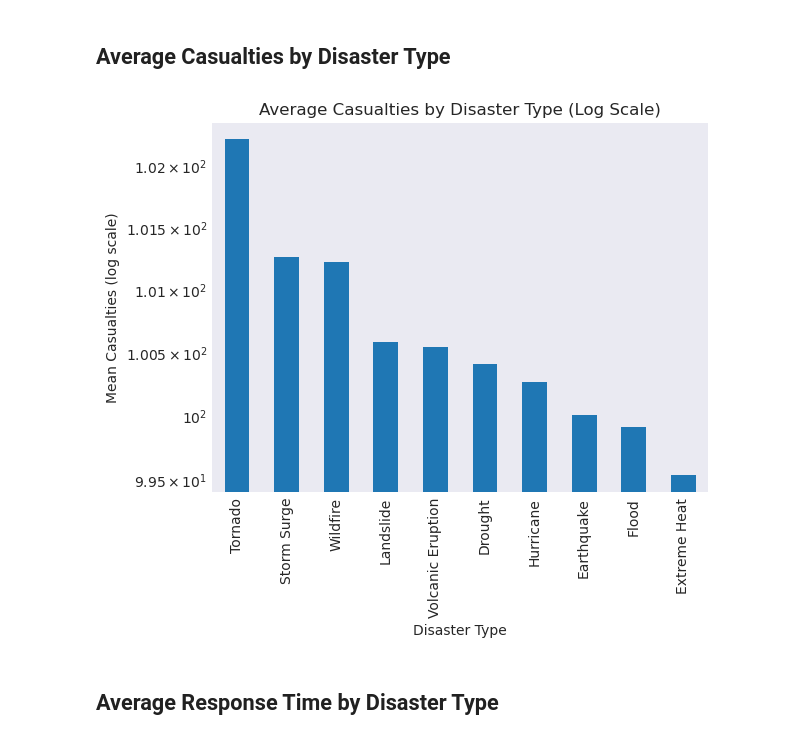
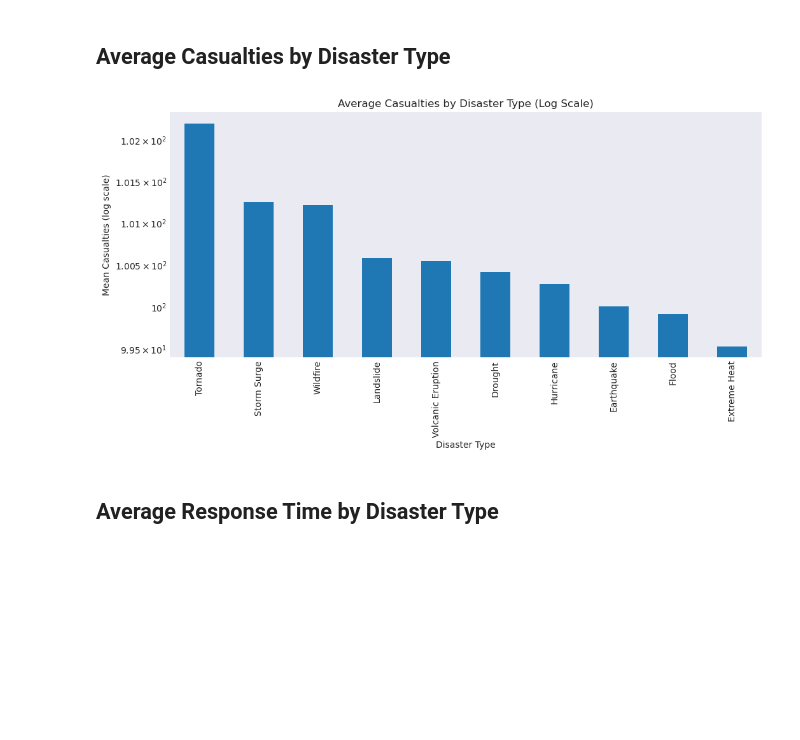
Before and after one commit to UCB-stat-159-f25/ucb-stat-159-f25-classroom-final-final, a Jupyter notebook: exploratory_data_analysis.ipynb, the cells around one changed output. Cells and saved outputs as stored; diff of their text form; code cells hidden in the pictures; blank space fills up the shorter version.

```diff
--- a/exploratory_data_analysis.ipynb
+++ b/exploratory_data_analysis.ipynb
@@ -77,18 +77,18 @@ plt.show()
 # %%
 casualties_by_type = disaster.groupby("disaster_type")["casualties"].mean().sort_values(ascending=False)
 
-fig, ax = plt.subplots()
+fig, ax = plt.subplots(figsize=(12, 5))
 casualties_by_type.plot(kind="bar", ax=ax)
 
 ax.set_title("Average Casualties by Disaster Type (Log Scale)")
 ax.set_xlabel("Disaster Type")
 ax.set_ylabel("Mean Casualties (log scale)")
 ax.set_yscale("log")
 
 fig.savefig("figures/avg_casualties_by_disaster_type.png", dpi=100, bbox_inches="tight")
 plt.show()
 # %% [output]
-[figure, old version]
+[figure, new version]
 # %% [markdown]
 ## Average Response Time by Disaster Type
 # %%
```
Also changed, not shown: parts of 5 cells of this notebook, 6 other files.
